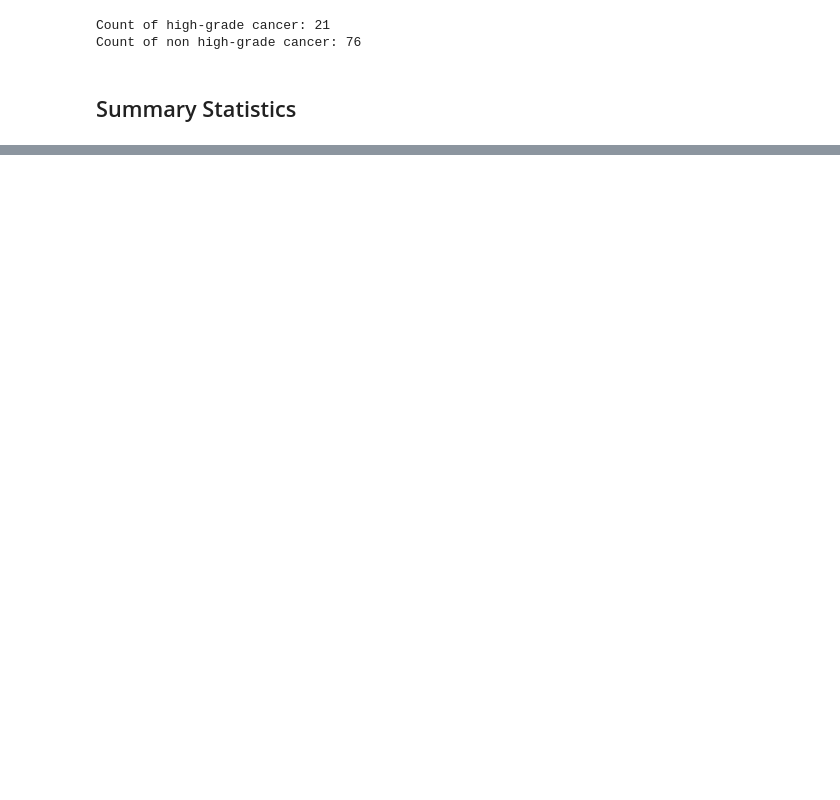
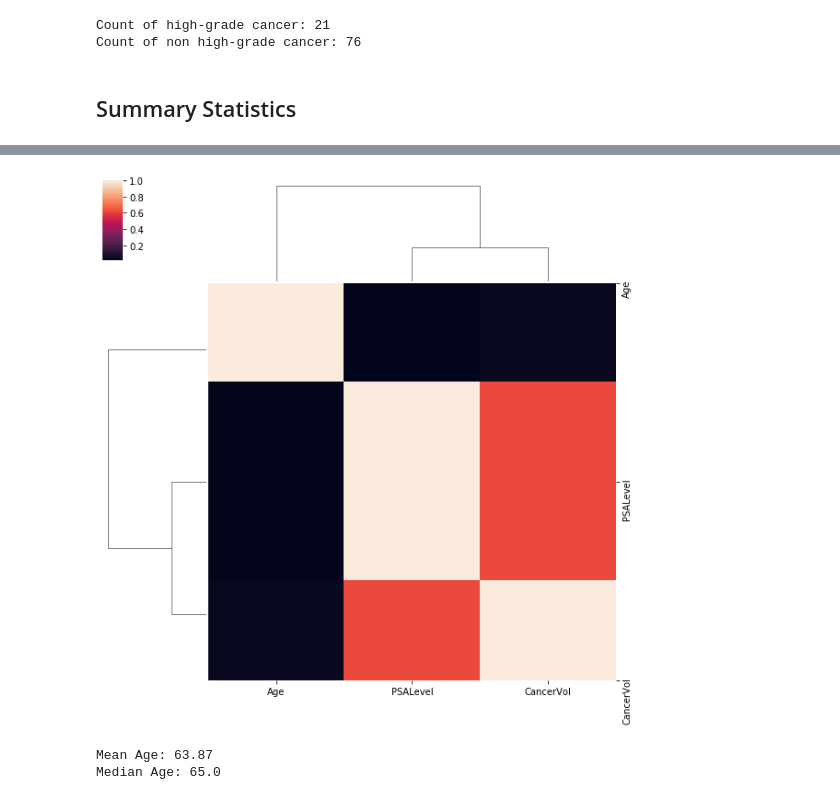
Before and after one commit to josiwala/prostate-cancer, a Jupyter notebook: notebooks/2.0-jo-data-exploration.ipynb, the cells around one changed output, grey strips where cells are left out. Saved outputs shown, nothing was run; the diff lists cells and outputs as text; code cells hidden in the pictures; blank space fills up the shorter version.

```diff
--- a/notebooks/2.0-jo-data-exploration.ipynb
+++ b/notebooks/2.0-jo-data-exploration.ipynb
@@ -104,0 +127,13 @@ df.describe()
+# %%
+# view a few terms more closely
+sns.clustermap(df[['PSALevel', 'CancerVol', 'Age']].corr());
+# %% [output]
+[figure, added]
+# %%
+# numerical features
+# centrality measures
+print(f'Mean Age: {round(df.Age.mean(), 2)}')
+print(f'Median Age: {df.Age.median()}')
+# %% [output]
+Mean Age: 63.87
+Median Age: 65.0
```
Also changed, not shown: parts of 61 cells of this notebook, 4 other files.
